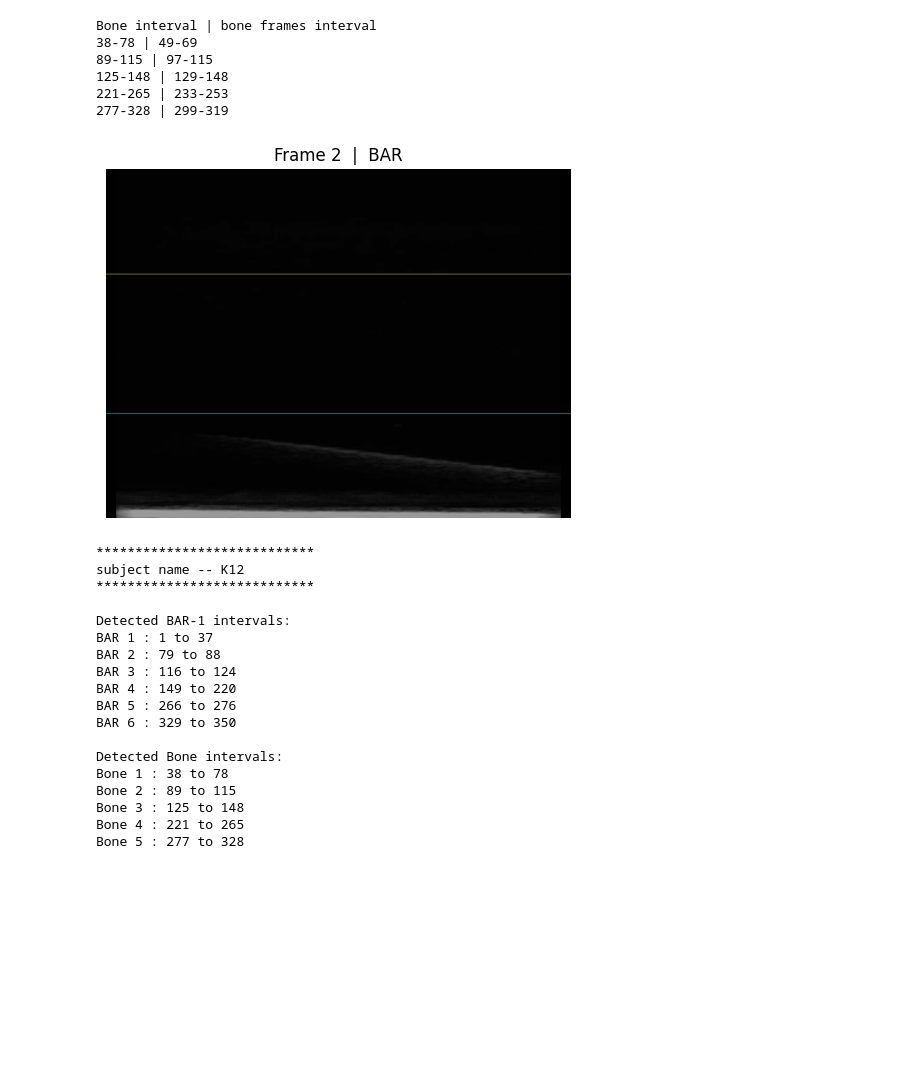
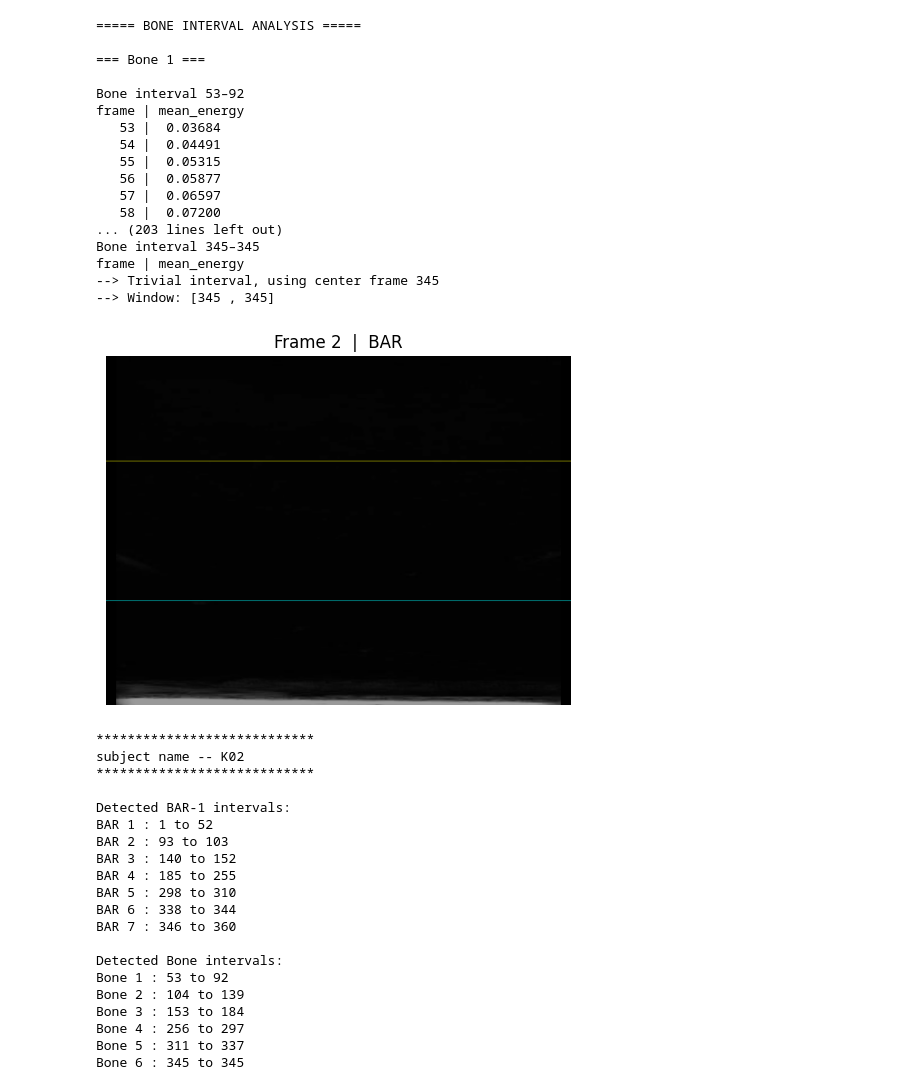
Before and after one commit to ManideepDS-09/sam2rad_ppt, a Jupyter notebook: debug.ipynb, the cells around one changed output. Drawn from its saved outputs; the diff is of its cells as text; code cells hidden in the pictures; blank space fills up the shorter version.

Commit message:
updating the energy intervals

```diff
--- a/debug.ipynb
+++ b/debug.ipynb
@@ -1282,7 +369,7 @@ def detect_bar1_regions_debug(dicom_path,
 
     return bar_mask_final, intervals, bone_intervals, arr
 
-dicom_path = "/home/ds/Desktop/Hand_dicom/K04.dcm"
+dicom_path = "/home/ds/Desktop/Hand_dicom/K02.dcm"
 subject_name =  os.path.splitext(os.path.basename(dicom_path))[0]
 
 mask, ivals, bone_intervals, arr = detect_bar1_regions_debug(dicom_path)
@@ -1454,7 +541,7 @@ def analyze_bone_interval(arr, bone_interval,
 
 def detect_bar1_regions_debug(dicom_path,
                               start_f=1,
-                              end_f=400,
+                              end_f=None,
                               roi_top_frac=0.30,
                               roi_bottom_frac=0.70,
                               bright_ratio=0.55,
@@ -1476,7 +563,11 @@ def detect_bar1_regions_debug(dicom_path,
         arr = arr[..., 0]
 
     N = arr.shape[0]
-    end_f = min(end_f, N)
+    #end_f = min(end_f, N)
+    if end_f is None:
+        end_f = N
+    else:
+        end_f = min(end_f, N)
 
     frames = range(start_f - 1, end_f)
 
@@ -1658,57 +749,70 @@ def detect_bar1_regions_debug(dicom_path,
 
     return bar_mask_final, intervals
 
-dicom_path = "/home/ds/Desktop/Hand_dicom/K06.dcm"
+dicom_path = "/home/ds/Desktop/Hand_dicom/K02.dcm"
 subject_name =  os.path.splitext(os.path.basename(dicom_path))[0]
 #  RUN
 mask, ivals = detect_bar1_regions_debug(dicom_path)
 
 print("****************************")
 print(f"subject name -- {subject_name}")
 print("****************************")
 print("\nDetected BAR-1 intervals:")
 
 # Numbered BAR intervals
 for idx, (s, e) in enumerate(ivals, start=1):
     print(f"BAR {idx} : {s} to {e}")
 
 # -------- COMPUTE BONE INTERVALS --------
 print("\nDetected Bone intervals:")
 
 bone_id = 1
 for i in range(len(ivals) - 1):
     bar_end   = ivals[i][1]
     next_start = ivals[i+1][0]
 
     bone_s = bar_end + 1
     bone_e = next_start - 1
 
     if bone_s <= bone_e:
         print(f"Bone {bone_id} : {bone_s} to {bone_e}")
         bone_id += 1
 # %% [output]
-Bone interval | bone frames interval
-38-78 | 49-69
-89-115 | 97-115
-125-148 | 129-148
-221-265 | 233-253
-277-328 | 299-319
+===== BONE INTERVAL ANALYSIS =====
+
+=== Bone 1 ===
+
+Bone interval 53–92
+frame | mean_energy
+   53 |  0.03684
+   54 |  0.04491
+   55 |  0.05315
+   56 |  0.05877
+   57 |  0.06597
+   58 |  0.07200
+... (203 lines left out)
+Bone interval 345–345
+frame | mean_energy
+--> Trivial interval, using center frame 345
+--> Window: [345 , 345]
-[figure, old version]
+[figure, new version]
 ****************************
-subject name -- K12
+subject name -- K02
 ****************************
 
 Detected BAR-1 intervals:
-BAR 1 : 1 to 37
-BAR 2 : 79 to 88
-BAR 3 : 116 to 124
-BAR 4 : 149 to 220
-BAR 5 : 266 to 276
-BAR 6 : 329 to 350
+BAR 1 : 1 to 52
+BAR 2 : 93 to 103
+BAR 3 : 140 to 152
+BAR 4 : 185 to 255
+BAR 5 : 298 to 310
+BAR 6 : 338 to 344
+BAR 7 : 346 to 360
 
 Detected Bone intervals:
-Bone 1 : 38 to 78
-Bone 2 : 89 to 115
-Bone 3 : 125 to 148
-Bone 4 : 221 to 265
-Bone 5 : 277 to 328
+Bone 1 : 53 to 92
+Bone 2 : 104 to 139
+Bone 3 : 153 to 184
+Bone 4 : 256 to 297
+Bone 5 : 311 to 337
+Bone 6 : 345 to 345
```
Also changed, not shown: parts of 9 cells of this notebook, 1 other file.
